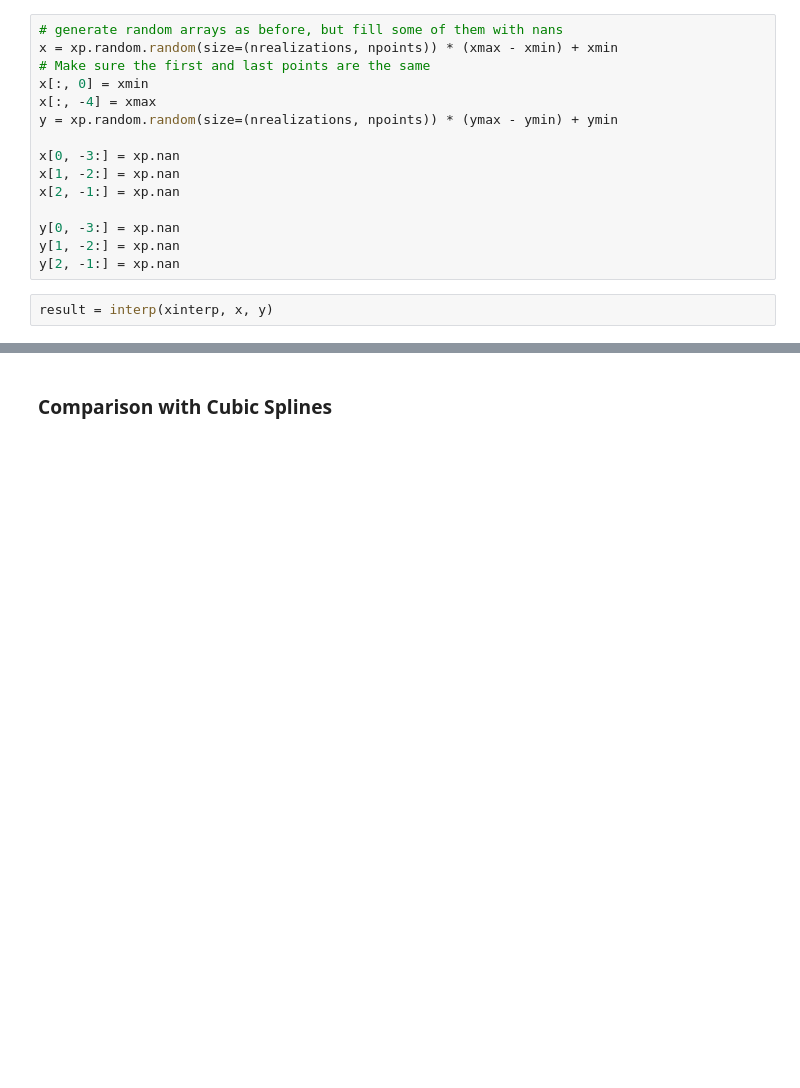
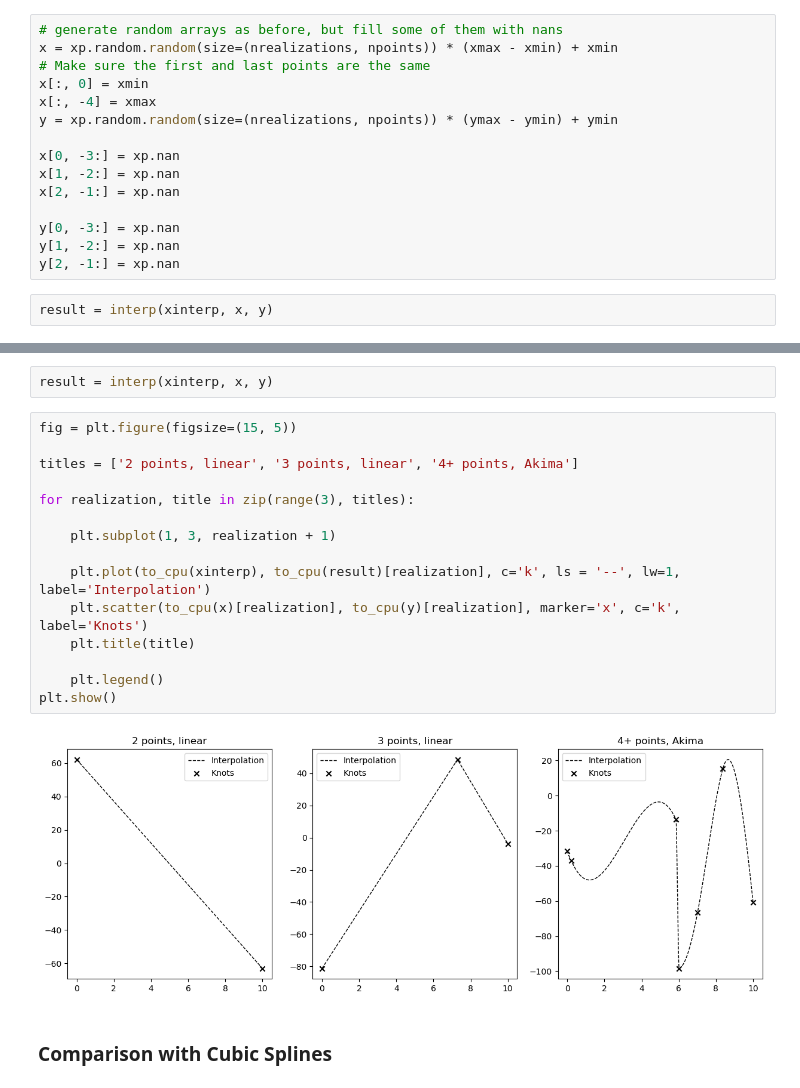
Before and after one commit to asantini29/CudAkima, a Jupyter notebook: examples/tutorial.ipynb, the cells around one changed output, grey strips where cells are left out. Saved outputs shown, nothing was run; the diff lists cells and outputs as text; blank space fills up the shorter version.

```diff
--- a/examples/tutorial.ipynb
+++ b/examples/tutorial.ipynb
@@ -101,3 +124,22 @@ plt.show()
+# %%
+result = interp(xinterp, x, y)
+# %%
+fig = plt.figure(figsize=(15, 5))
+
+titles = ['2 points, linear', '3 points, linear', '4+ points, Akima']
+
+for realization, title in zip(range(3), titles):
+
+    plt.subplot(1, 3, realization + 1)
+
+    plt.plot(to_cpu(xinterp), to_cpu(result)[realization], c='k', ls = '--', lw=1, label='Interpolation')
+    plt.scatter(to_cpu(x)[realization], to_cpu(y)[realization], marker='x', c='k', label='Knots')
+    plt.title(title)
+
+    plt.legend()
+plt.show()
+# %% [output]
+[figure, added]
 # %% [markdown]
 ### Comparison with Cubic Splines
 # %%
```
Also changed, not shown: parts of 10 cells of this notebook, 2 other files.
